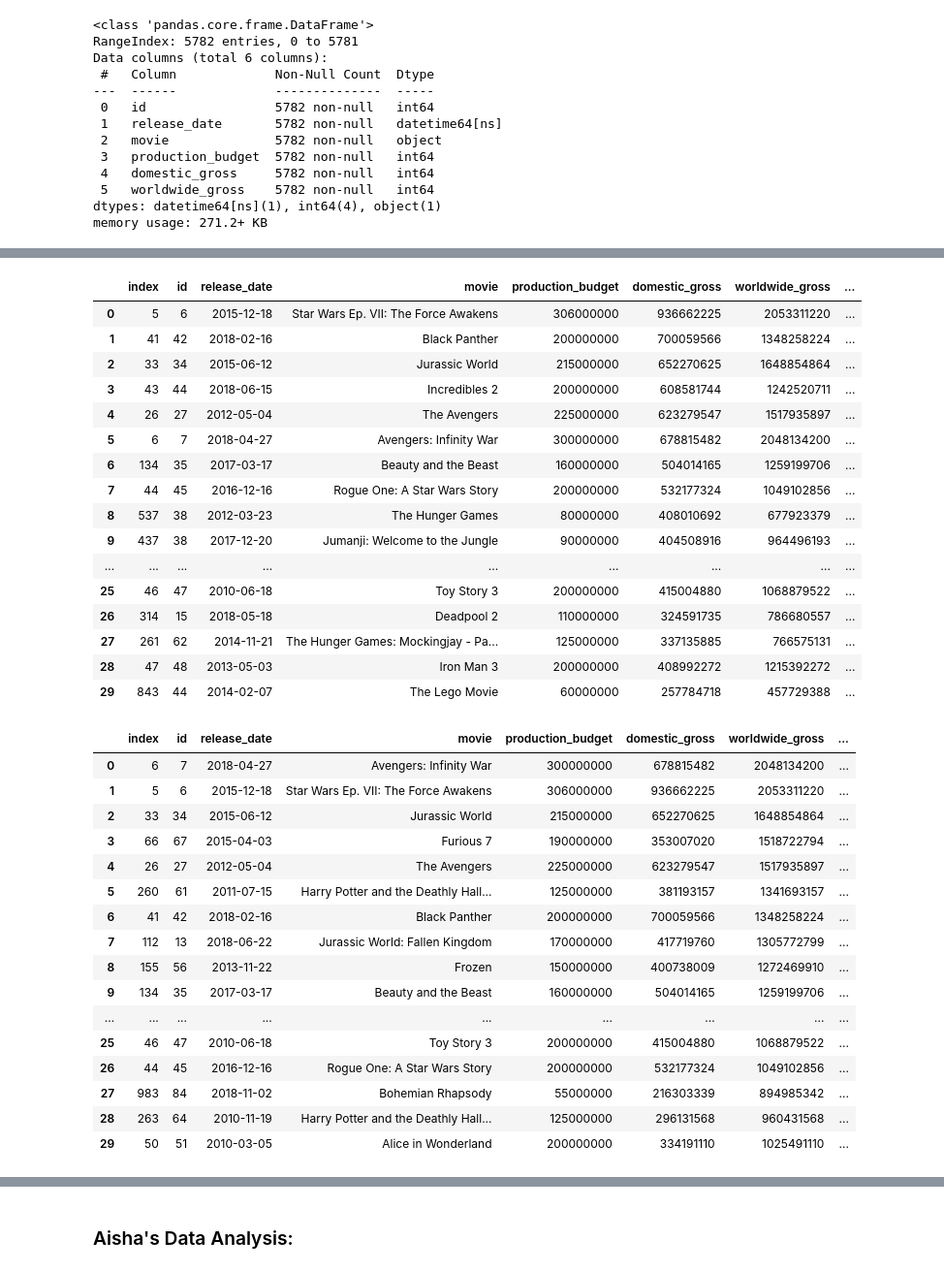
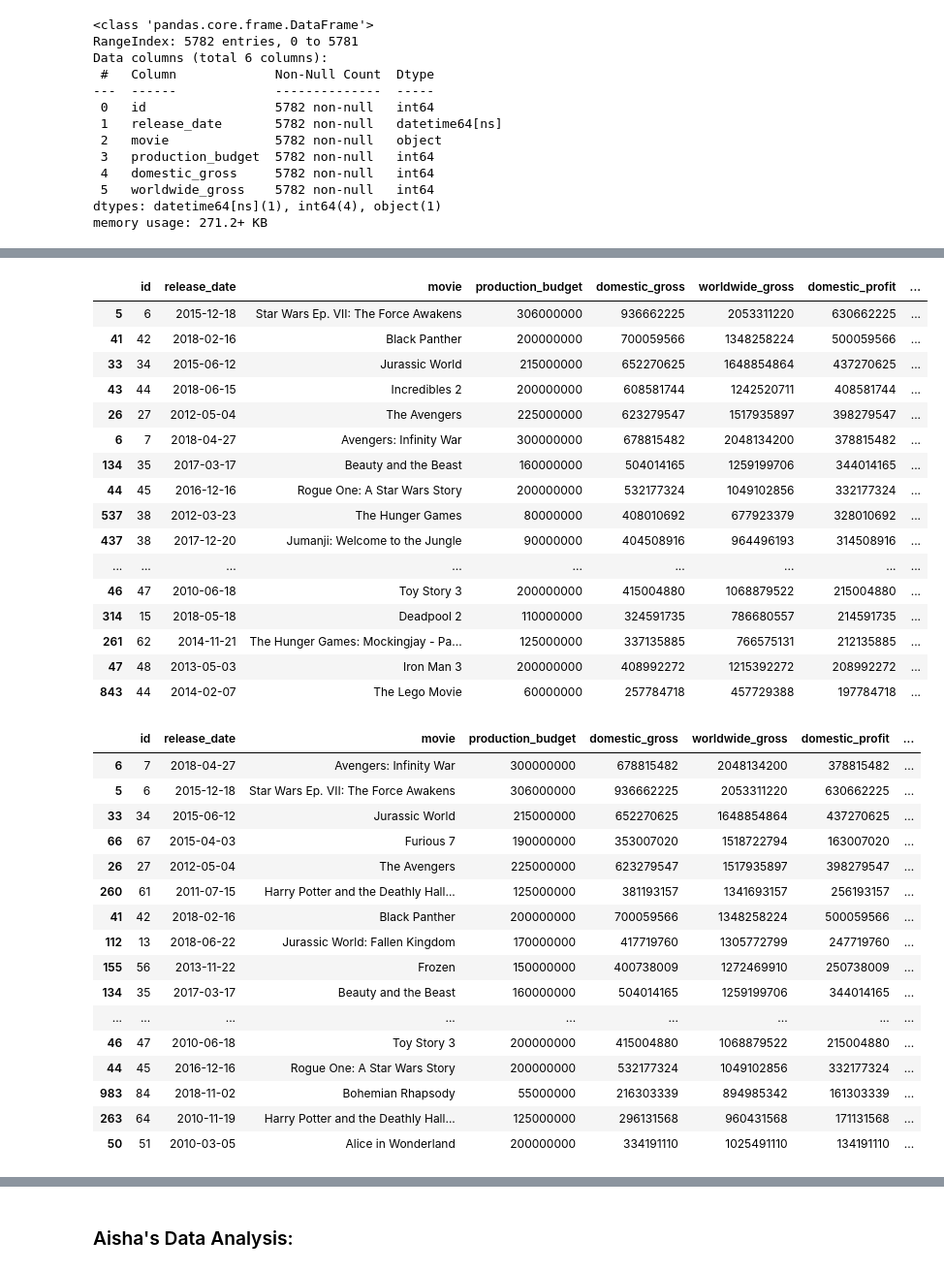
Before and after one commit to alpacanonymous/project1, a Jupyter notebook: final_notebook.ipynb, the cells around one changed output, grey strips where cells are left out. Shown at 97% size. Cells and saved outputs as stored; diff of their text form; code cells hidden in the pictures.

```diff
--- a/final_notebook.ipynb
+++ b/final_notebook.ipynb
@@ -112,0 +126,6 @@ memory usage: 271.2+ KB
+# %%
+## Remove rows with domestic_gross < $20,000,000 because we want to focus on highest grossing films
+
+mb = mb[mb['domestic_gross'] > 20000000]
+
+mb.head(10)
@@ -152,51 +169,49 @@ mb = mb[(mb['domestic_profit'] > 0) & (mb['worldwide_profit'] > 0)]
 # %%
 ## Sort by highest domestic profits
 
 mb_dp = mb.sort_values(by=['domestic_profit'], ascending=False)
-mb_dp.reset_index(inplace=True)
 mb_dp.head(30)
 # %% [output]
-|  | index | id | release_date | movie | production_budget | domestic_gross | worldwide_gross | ... |
-| 0 | 5 | 6 | 2015-12-18 | Star Wars Ep. VII: The Force Awakens | 306000000 | 936662225 | 2053311220 | ... |
-| 1 | 41 | 42 | 2018-02-16 | Black Panther | 200000000 | 700059566 | 1348258224 | ... |
-| 2 | 33 | 34 | 2015-06-12 | Jurassic World | 215000000 | 652270625 | 1648854864 | ... |
-| 3 | 43 | 44 | 2018-06-15 | Incredibles 2 | 200000000 | 608581744 | 1242520711 | ... |
-| 4 | 26 | 27 | 2012-05-04 | The Avengers | 225000000 | 623279547 | 1517935897 | ... |
-| 5 | 6 | 7 | 2018-04-27 | Avengers: Infinity War | 300000000 | 678815482 | 2048134200 | ... |
-| 6 | 134 | 35 | 2017-03-17 | Beauty and the Beast | 160000000 | 504014165 | 1259199706 | ... |
-| 7 | 44 | 45 | 2016-12-16 | Rogue One: A Star Wars Story | 200000000 | 532177324 | 1049102856 | ... |
-| 8 | 537 | 38 | 2012-03-23 | The Hunger Games | 80000000 | 408010692 | 677923379 | ... |
-| 9 | 437 | 38 | 2017-12-20 | Jumanji: Welcome to the Jungle | 90000000 | 404508916 | 964496193 | ... |
+|  | id | release_date | movie | production_budget | domestic_gross | worldwide_gross | domestic_profit | ... |
+| 5 | 6 | 2015-12-18 | Star Wars Ep. VII: The Force Awakens | 306000000 | 936662225 | 2053311220 | 630662225 | ... |
+| 41 | 42 | 2018-02-16 | Black Panther | 200000000 | 700059566 | 1348258224 | 500059566 | ... |
+| 33 | 34 | 2015-06-12 | Jurassic World | 215000000 | 652270625 | 1648854864 | 437270625 | ... |
+| 43 | 44 | 2018-06-15 | Incredibles 2 | 200000000 | 608581744 | 1242520711 | 408581744 | ... |
+| 26 | 27 | 2012-05-04 | The Avengers | 225000000 | 623279547 | 1517935897 | 398279547 | ... |
+| 6 | 7 | 2018-04-27 | Avengers: Infinity War | 300000000 | 678815482 | 2048134200 | 378815482 | ... |
+| 134 | 35 | 2017-03-17 | Beauty and the Beast | 160000000 | 504014165 | 1259199706 | 344014165 | ... |
+| 44 | 45 | 2016-12-16 | Rogue One: A Star Wars Story | 200000000 | 532177324 | 1049102856 | 332177324 | ... |
+| 537 | 38 | 2012-03-23 | The Hunger Games | 80000000 | 408010692 | 677923379 | 328010692 | ... |
+| 437 | 38 | 2017-12-20 | Jumanji: Welcome to the Jungle | 90000000 | 404508916 | 964496193 | 314508916 | ... |
 | ... | ... | ... | ... | ... | ... | ... | ... | ... |
-| 25 | 46 | 47 | 2010-06-18 | Toy Story 3 | 200000000 | 415004880 | 1068879522 | ... |
-| 26 | 314 | 15 | 2018-05-18 | Deadpool 2 | 110000000 | 324591735 | 786680557 | ... |
-| 27 | 261 | 62 | 2014-11-21 | The Hunger Games: Mockingjay - Pa... | 125000000 | 337135885 | 766575131 | ... |
-| 28 | 47 | 48 | 2013-05-03 | Iron Man 3 | 200000000 | 408992272 | 1215392272 | ... |
-| 29 | 843 | 44 | 2014-02-07 | The Lego Movie | 60000000 | 257784718 | 457729388 | ... |
+| 46 | 47 | 2010-06-18 | Toy Story 3 | 200000000 | 415004880 | 1068879522 | 215004880 | ... |
+| 314 | 15 | 2018-05-18 | Deadpool 2 | 110000000 | 324591735 | 786680557 | 214591735 | ... |
+| 261 | 62 | 2014-11-21 | The Hunger Games: Mockingjay - Pa... | 125000000 | 337135885 | 766575131 | 212135885 | ... |
+| 47 | 48 | 2013-05-03 | Iron Man 3 | 200000000 | 408992272 | 1215392272 | 208992272 | ... |
+| 843 | 44 | 2014-02-07 | The Lego Movie | 60000000 | 257784718 | 457729388 | 197784718 | ... |
 # %%
 ## Sort by highest worldwide profits
 
 mb_wp = mb.sort_values(by=['worldwide_profit'], ascending=False)
-mb_wp.reset_index(inplace=True)
 mb_wp.head(30)
 # %% [output]
-|  | index | id | release_date | movie | production_budget | domestic_gross | worldwide_gross | ... |
-| 0 | 6 | 7 | 2018-04-27 | Avengers: Infinity War | 300000000 | 678815482 | 2048134200 | ... |
-| 1 | 5 | 6 | 2015-12-18 | Star Wars Ep. VII: The Force Awakens | 306000000 | 936662225 | 2053311220 | ... |
-| 2 | 33 | 34 | 2015-06-12 | Jurassic World | 215000000 | 652270625 | 1648854864 | ... |
-| 3 | 66 | 67 | 2015-04-03 | Furious 7 | 190000000 | 353007020 | 1518722794 | ... |
-| 4 | 26 | 27 | 2012-05-04 | The Avengers | 225000000 | 623279547 | 1517935897 | ... |
-| 5 | 260 | 61 | 2011-07-15 | Harry Potter and the Deathly Hall... | 125000000 | 381193157 | 1341693157 | ... |
-| 6 | 41 | 42 | 2018-02-16 | Black Panther | 200000000 | 700059566 | 1348258224 | ... |
-| 7 | 112 | 13 | 2018-06-22 | Jurassic World: Fallen Kingdom | 170000000 | 417719760 | 1305772799 | ... |
-| 8 | 155 | 56 | 2013-11-22 | Frozen | 150000000 | 400738009 | 1272469910 | ... |
-| 9 | 134 | 35 | 2017-03-17 | Beauty and the Beast | 160000000 | 504014165 | 1259199706 | ... |
+|  | id | release_date | movie | production_budget | domestic_gross | worldwide_gross | domestic_profit | ... |
+| 6 | 7 | 2018-04-27 | Avengers: Infinity War | 300000000 | 678815482 | 2048134200 | 378815482 | ... |
+| 5 | 6 | 2015-12-18 | Star Wars Ep. VII: The Force Awakens | 306000000 | 936662225 | 2053311220 | 630662225 | ... |
+| 33 | 34 | 2015-06-12 | Jurassic World | 215000000 | 652270625 | 1648854864 | 437270625 | ... |
+| 66 | 67 | 2015-04-03 | Furious 7 | 190000000 | 353007020 | 1518722794 | 163007020 | ... |
+| 26 | 27 | 2012-05-04 | The Avengers | 225000000 | 623279547 | 1517935897 | 398279547 | ... |
+| 260 | 61 | 2011-07-15 | Harry Potter and the Deathly Hall... | 125000000 | 381193157 | 1341693157 | 256193157 | ... |
+| 41 | 42 | 2018-02-16 | Black Panther | 200000000 | 700059566 | 1348258224 | 500059566 | ... |
+| 112 | 13 | 2018-06-22 | Jurassic World: Fallen Kingdom | 170000000 | 417719760 | 1305772799 | 247719760 | ... |
+| 155 | 56 | 2013-11-22 | Frozen | 150000000 | 400738009 | 1272469910 | 250738009 | ... |
+| 134 | 35 | 2017-03-17 | Beauty and the Beast | 160000000 | 504014165 | 1259199706 | 344014165 | ... |
 | ... | ... | ... | ... | ... | ... | ... | ... | ... |
-| 25 | 46 | 47 | 2010-06-18 | Toy Story 3 | 200000000 | 415004880 | 1068879522 | ... |
-| 26 | 44 | 45 | 2016-12-16 | Rogue One: A Star Wars Story | 200000000 | 532177324 | 1049102856 | ... |
-| 27 | 983 | 84 | 2018-11-02 | Bohemian Rhapsody | 55000000 | 216303339 | 894985342 | ... |
-| 28 | 263 | 64 | 2010-11-19 | Harry Potter and the Deathly Hall... | 125000000 | 296131568 | 960431568 | ... |
-| 29 | 50 | 51 | 2010-03-05 | Alice in Wonderland | 200000000 | 334191110 | 1025491110 | ... |
+| 46 | 47 | 2010-06-18 | Toy Story 3 | 200000000 | 415004880 | 1068879522 | 215004880 | ... |
+| 44 | 45 | 2016-12-16 | Rogue One: A Star Wars Story | 200000000 | 532177324 | 1049102856 | 332177324 | ... |
+| 983 | 84 | 2018-11-02 | Bohemian Rhapsody | 55000000 | 216303339 | 894985342 | 161303339 | ... |
+| 263 | 64 | 2010-11-19 | Harry Potter and the Deathly Hall... | 125000000 | 296131568 | 960431568 | 171131568 | ... |
+| 50 | 51 | 2010-03-05 | Alice in Wonderland | 200000000 | 334191110 | 1025491110 | 134191110 | ... |
 # %%
 ## Bar chart of Top 10 Movies with Highest Domestic Profits
 
```
Also changed, not shown: parts of 11 cells of this notebook, 1 other file.
